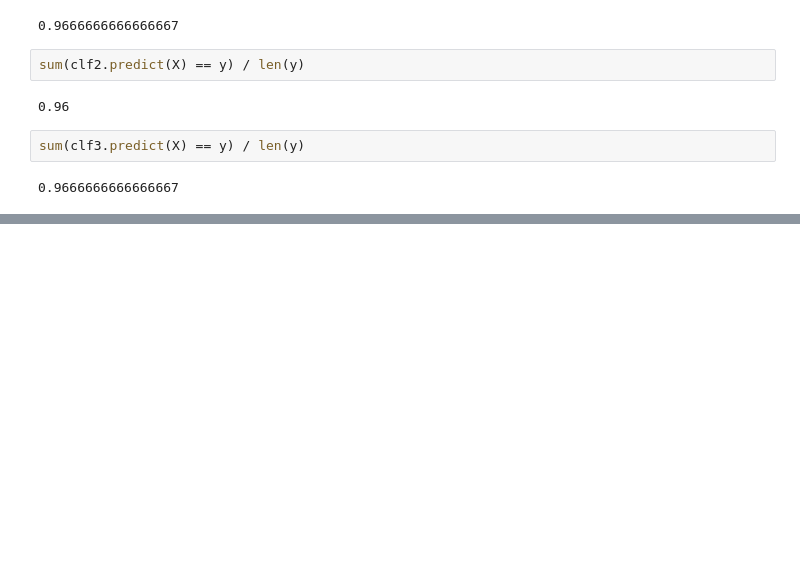
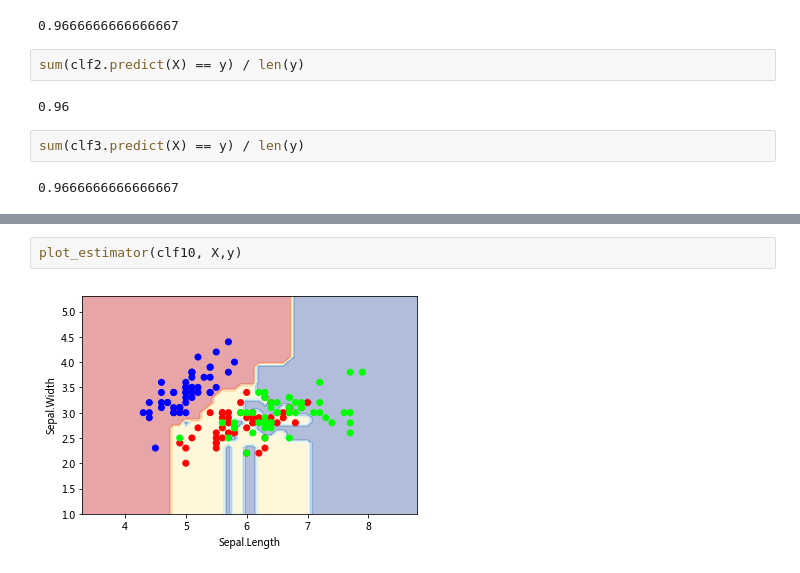
Before and after one commit to ywchiu/tibamepy, a Jupyter notebook: Demo20180311.ipynb, the cells around one changed output, grey strips where cells are left out. Saved outputs shown, nothing was run; the diff lists cells and outputs as text; blank space fills up the shorter version.

```diff
--- a/Demo20180311.ipynb
+++ b/Demo20180311.ipynb
@@ -311,0 +368,4 @@ sum(clf3.predict(X) == y) / len(y)
+# %%
+plot_estimator(clf10, X,y)
+# %% [output]
+[figure, added]
```
Also changed, not shown: parts of 16 cells of this notebook.
